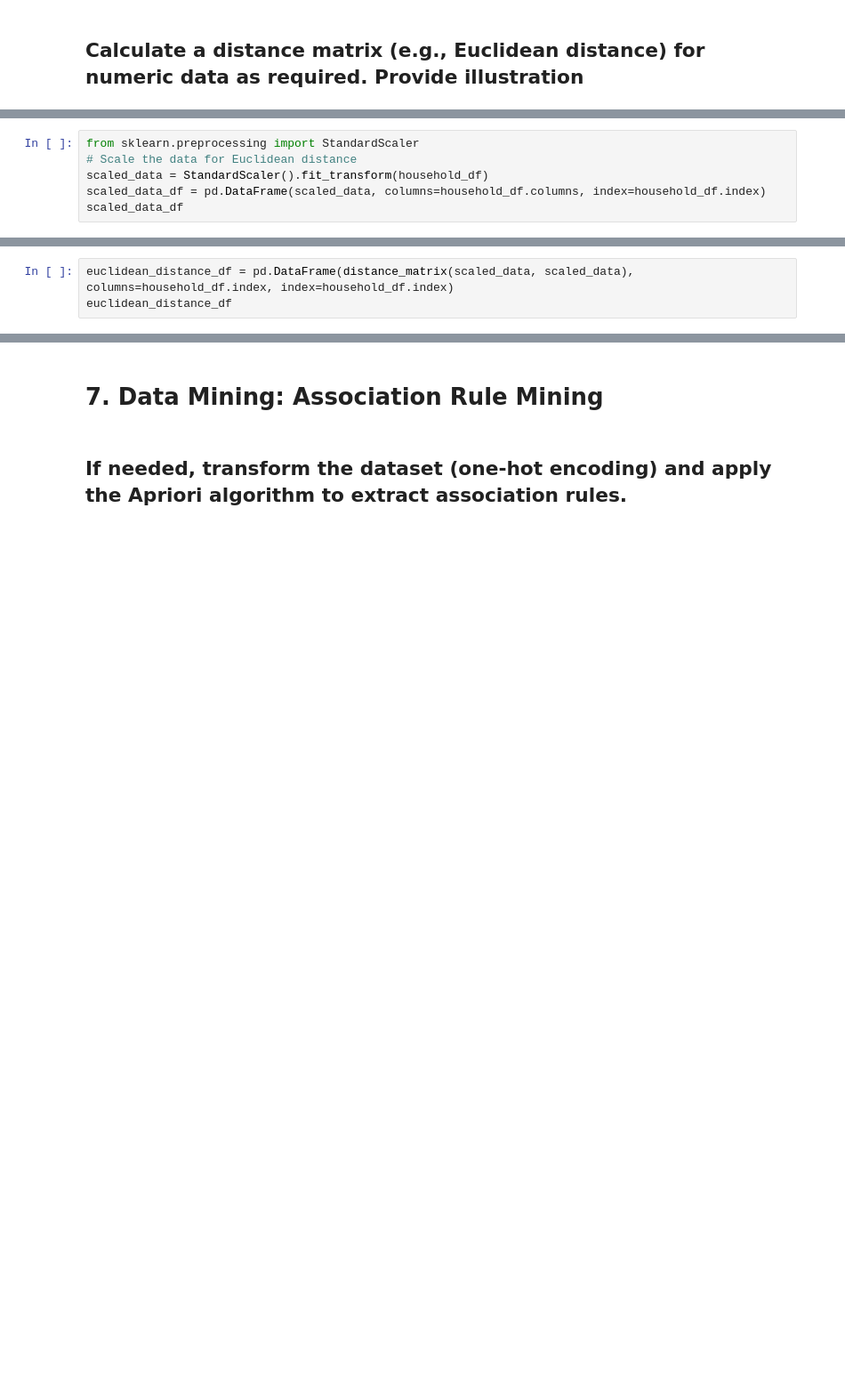
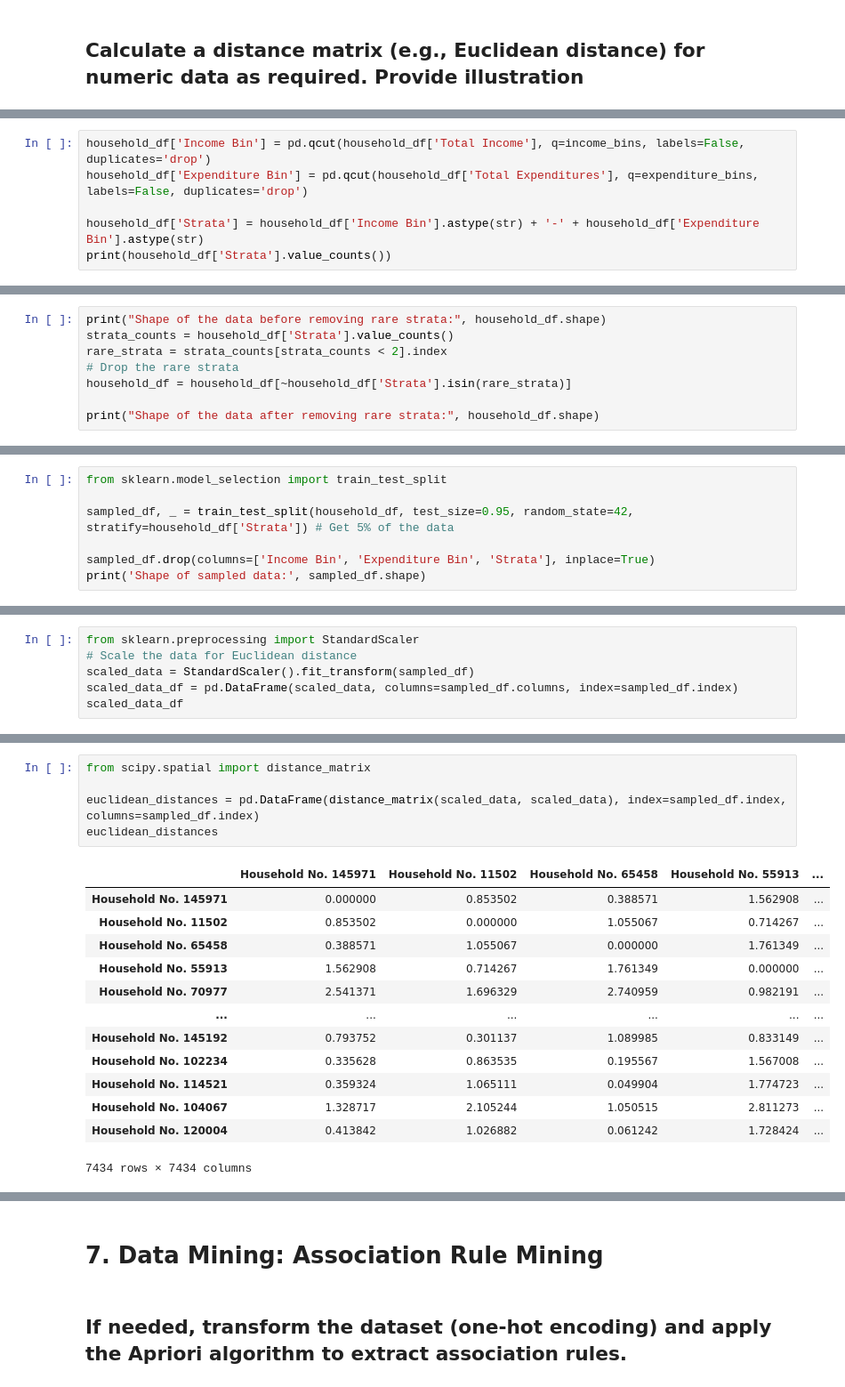
Before and after one commit to angelodelapaz/DataMiningPrelims, a Jupyter notebook: notebooks/01-EDA.ipynb, the cells around one changed output, grey strips where cells are left out. Shown at 89% size. Cells and saved outputs as stored; diff of their text form; blank space fills up the shorter version.

Commit message:
Finished implementing euclidean distance

```diff
--- a/notebooks/01-EDA.ipynb
+++ b/notebooks/01-EDA.ipynb
@@ -447,0 +615,6 @@ household_df
+# %%
+household_df['Income Bin'] = pd.qcut(household_df['Total Income'], q=income_bins, labels=False, duplicates='drop')
+household_df['Expenditure Bin'] = pd.qcut(household_df['Total Expenditures'], q=expenditure_bins, labels=False, duplicates='drop')
+
+household_df['Strata'] = household_df['Income Bin'].astype(str) + '-' + household_df['Expenditure Bin'].astype(str)
+print(household_df['Strata'].value_counts())
@@ -447,0 +635,8 @@ household_df
+# %%
+print("Shape of the data before removing rare strata:", household_df.shape)
+strata_counts = household_df['Strata'].value_counts()
+rare_strata = strata_counts[strata_counts < 2].index
+# Drop the rare strata
+household_df = household_df[~household_df['Strata'].isin(rare_strata)]
+
+print("Shape of the data after removing rare strata:", household_df.shape)
@@ -447,0 +646,7 @@ household_df
+# %%
+from sklearn.model_selection import train_test_split
+
+sampled_df, _ = train_test_split(household_df, test_size=0.95, random_state=42, stratify=household_df['Strata']) # Get 5% of the data
+
+sampled_df.drop(columns=['Income Bin', 'Expenditure Bin', 'Strata'], inplace=True)
+print('Shape of sampled data:', sampled_df.shape)
@@ -448,6 +655,6 @@ household_df
 # %%
 from sklearn.preprocessing import StandardScaler
 # Scale the data for Euclidean distance
-scaled_data = StandardScaler().fit_transform(household_df)
-scaled_data_df = pd.DataFrame(scaled_data, columns=household_df.columns, index=household_df.index)
+scaled_data = StandardScaler().fit_transform(sampled_df)
+scaled_data_df = pd.DataFrame(scaled_data, columns=sampled_df.columns, index=sampled_df.index)
 scaled_data_df
@@ -454,3 +675,19 @@ scaled_data_df
 # %%
-euclidean_distance_df = pd.DataFrame(distance_matrix(scaled_data, scaled_data), columns=household_df.index, index=household_df.index)
-euclidean_distance_df
+from scipy.spatial import distance_matrix
+
+euclidean_distances = pd.DataFrame(distance_matrix(scaled_data, scaled_data), index=sampled_df.index, columns=sampled_df.index)
+euclidean_distances
+# %% [output]
+|  | Household No. 145971 | Household No. 11502 | Household No. 65458 | Household No. 55913 | ... |
+| Household No. 145971 | 0.000000 | 0.853502 | 0.388571 | 1.562908 | ... |
+| Household No. 11502 | 0.853502 | 0.000000 | 1.055067 | 0.714267 | ... |
+| Household No. 65458 | 0.388571 | 1.055067 | 0.000000 | 1.761349 | ... |
+| Household No. 55913 | 1.562908 | 0.714267 | 1.761349 | 0.000000 | ... |
+| Household No. 70977 | 2.541371 | 1.696329 | 2.740959 | 0.982191 | ... |
+| ... | ... | ... | ... | ... | ... |
+| Household No. 145192 | 0.793752 | 0.301137 | 1.089985 | 0.833149 | ... |
+| Household No. 102234 | 0.335628 | 0.863535 | 0.195567 | 1.567008 | ... |
+| Household No. 114521 | 0.359324 | 1.065111 | 0.049904 | 1.774723 | ... |
+| Household No. 104067 | 1.328717 | 2.105244 | 1.050515 | 2.811273 | ... |
+| Household No. 120004 | 0.413842 | 1.026882 | 0.061242 | 1.728424 | ... |
+7434 rows × 7434 columns
```
Also changed, not shown: parts of 31 cells of this notebook.
